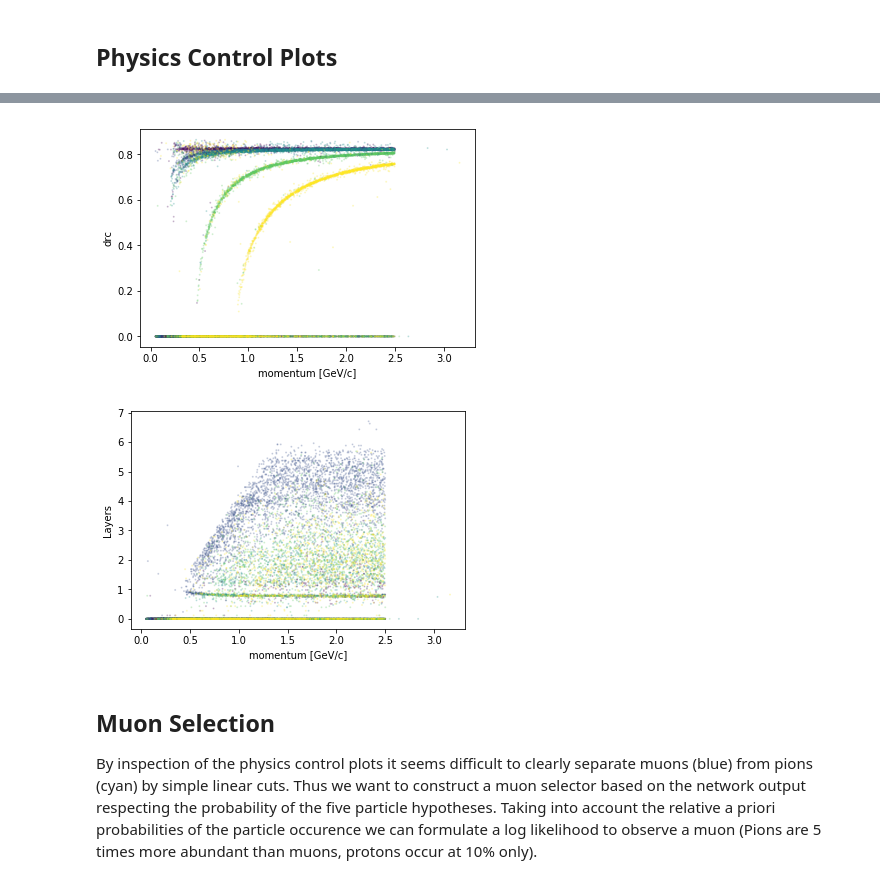
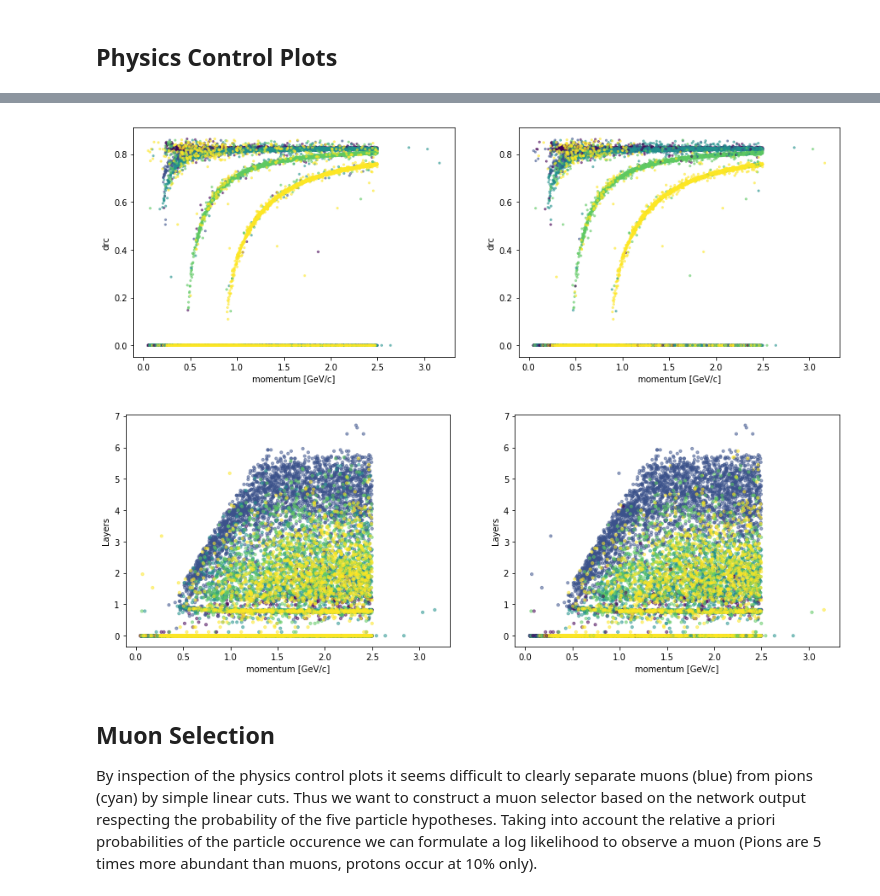
Before and after one commit to marcelkunze/notebooks-ipa, a Jupyter notebook: pid.ipynb, the cells around one changed output, grey strips where cells are left out. Drawn from its saved outputs; the diff is of its cells as text; code cells hidden in the pictures.

```diff
--- a/pid.ipynb
+++ b/pid.ipynb
@@ -305,19 +327,33 @@ plt.show()
 # %%
-plt.scatter(mom, drc, alpha=0.2,
-            s=1, c=pred_labels, cmap='viridis')
+plt.figure(figsize=(15,5))
+plt.subplot(1,2,1)
+plt.scatter(mom, drc, alpha=0.5,
+            s=5, c=test_labels, cmap='viridis')
+plt.ylabel('drc')
+plt.xlabel('momentum [GeV/c]')
+plt.subplot(1,2,2)
+plt.scatter(mom, drc, alpha=0.5,
+            s=5, c=pred_labels, cmap='viridis')
 plt.ylabel('drc')
 plt.xlabel('momentum [GeV/c]')
 plt.show()
 # %% [output]
-[figure, old version]
+[figure, new version]
 # %%
-plt.scatter(mom, ifr, alpha=0.2,
-            s=1, c=pred_labels, cmap='viridis')
+plt.figure(figsize=(15,5))
+plt.subplot(1,2,1)
+plt.scatter(mom, ifr, alpha=0.5,
+            s=10, c=test_labels, cmap='viridis')
+plt.ylabel('Layers')
+plt.xlabel('momentum [GeV/c]')
+plt.subplot(1,2,2)
+plt.scatter(mom, ifr, alpha=0.5,
+            s=10, c=pred_labels, cmap='viridis')
 plt.ylabel('Layers')
 plt.xlabel('momentum [GeV/c]')
 plt.show()
 # %% [output]
-[figure, old version]
+[figure, new version]
 # %% [markdown]
 ## Muon Selection
 By inspection of the physics control plots it seems difficult to clearly separate muons (blue) from pions (cyan) by simple linear cuts. Thus we want to construct a muon selector based on the network output respecting the probability of the five particle hypotheses. Taking into account the relative a priori probabilities of the particle occurence we can formulate a log likelihood to observe a muon (Pions are 5 times more abundant than muons, protons occur at 10% only).
```
Also changed, not shown: parts of 13 cells of this notebook, 1 other file.
